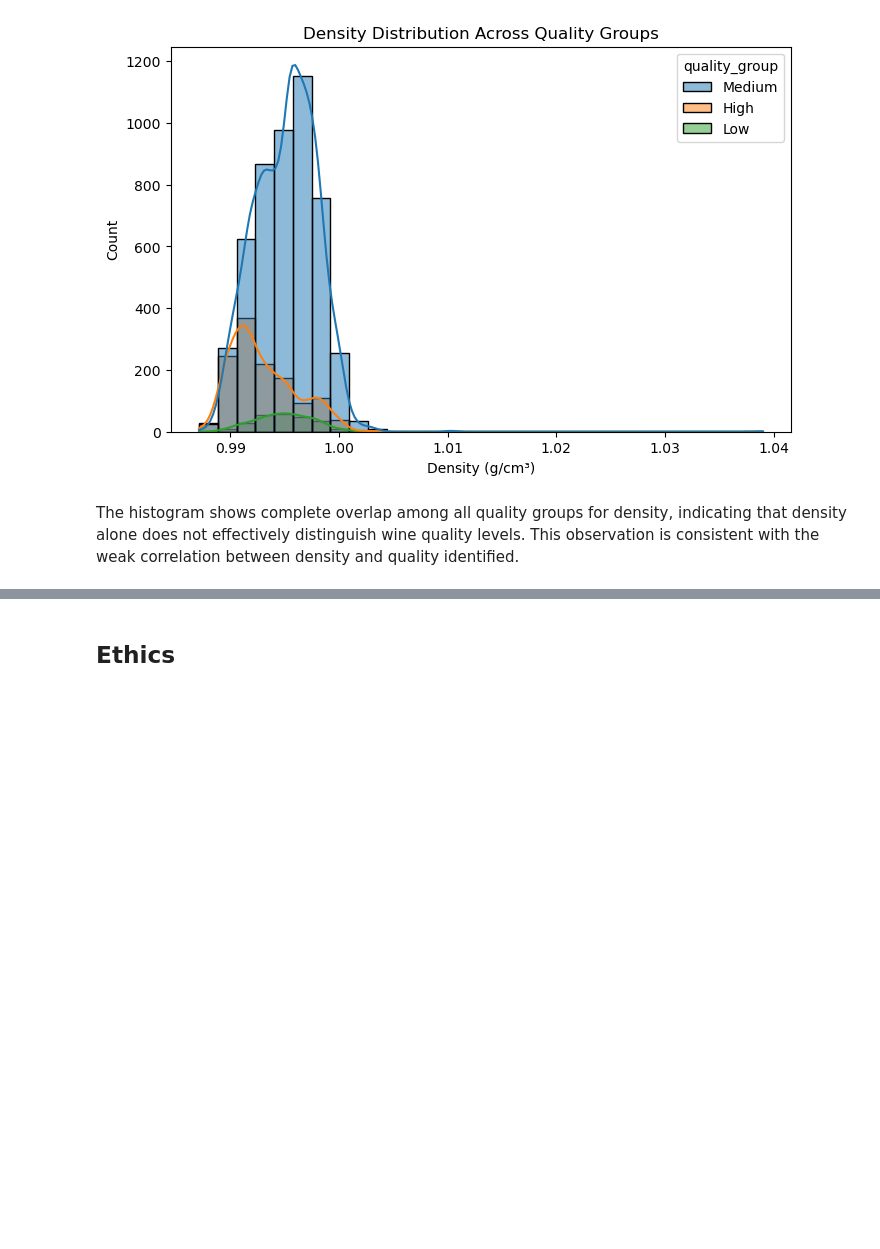
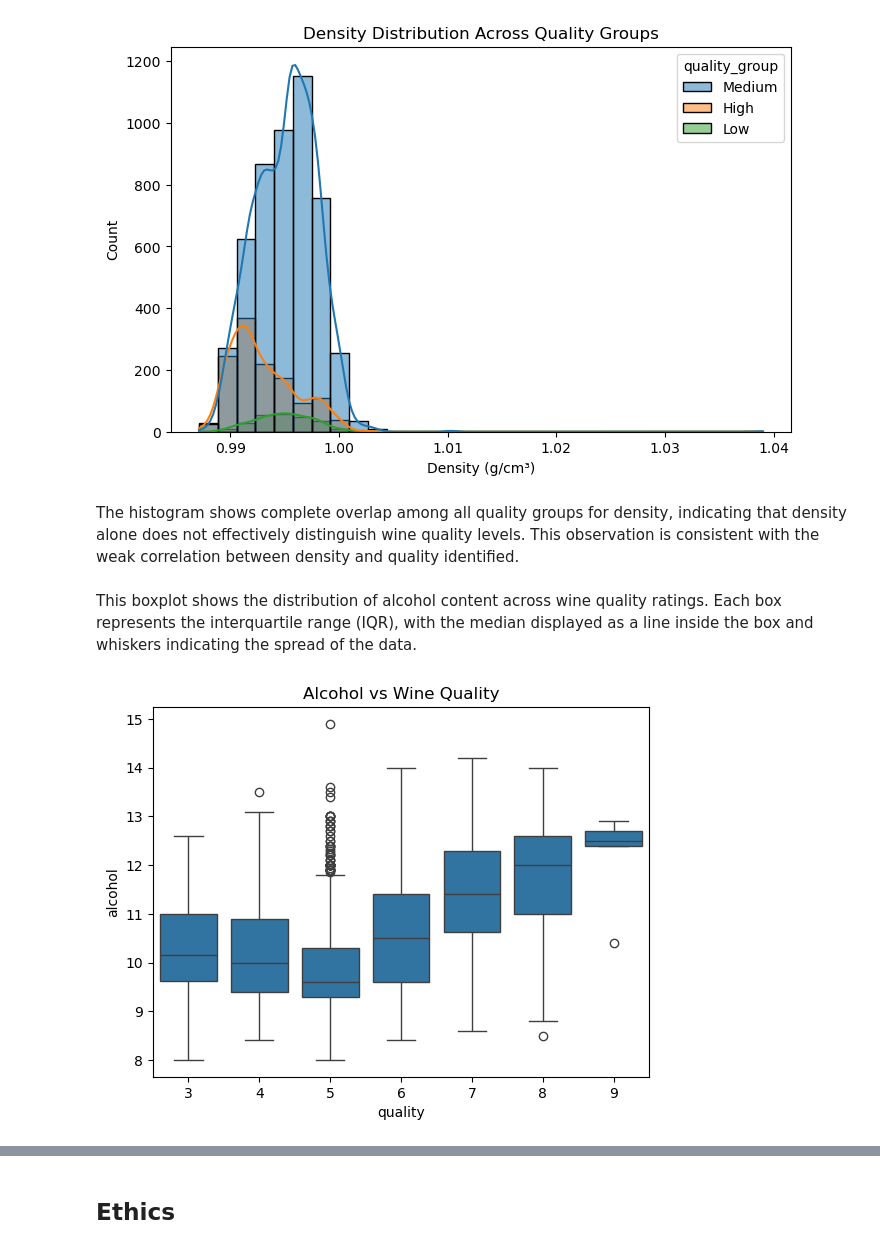
Before and after one commit to COGS108/Group043_WI26, a Jupyter notebook: 02-EDACheckpoint.ipynb, the cells around one changed output, grey strips where cells are left out. Saved outputs shown, nothing was run; the diff lists cells and outputs as text; code cells hidden in the pictures; blank space fills up the shorter version.

```diff
--- a/02-EDACheckpoint.ipynb
+++ b/02-EDACheckpoint.ipynb
@@ -411,3 +379,11 @@ plt.show()
 [figure]
 # %% [markdown]
 The histogram shows complete overlap among all quality groups for density, indicating that density alone does not effectively distinguish wine quality levels. This observation is consistent with the weak correlation between density and quality identified.
+# %% [markdown]
+This boxplot shows the distribution of alcohol content across wine quality ratings. Each box represents the interquartile range (IQR), with the median displayed as a line inside the box and whiskers indicating the spread of the data.
+# %%
+sns.boxplot(data=df, x='quality', y='alcohol')
+plt.title("Alcohol vs Wine Quality")
+plt.show()
+# %% [output]
+[figure, added]
```
Also changed, not shown: parts of 21 cells of this notebook.
